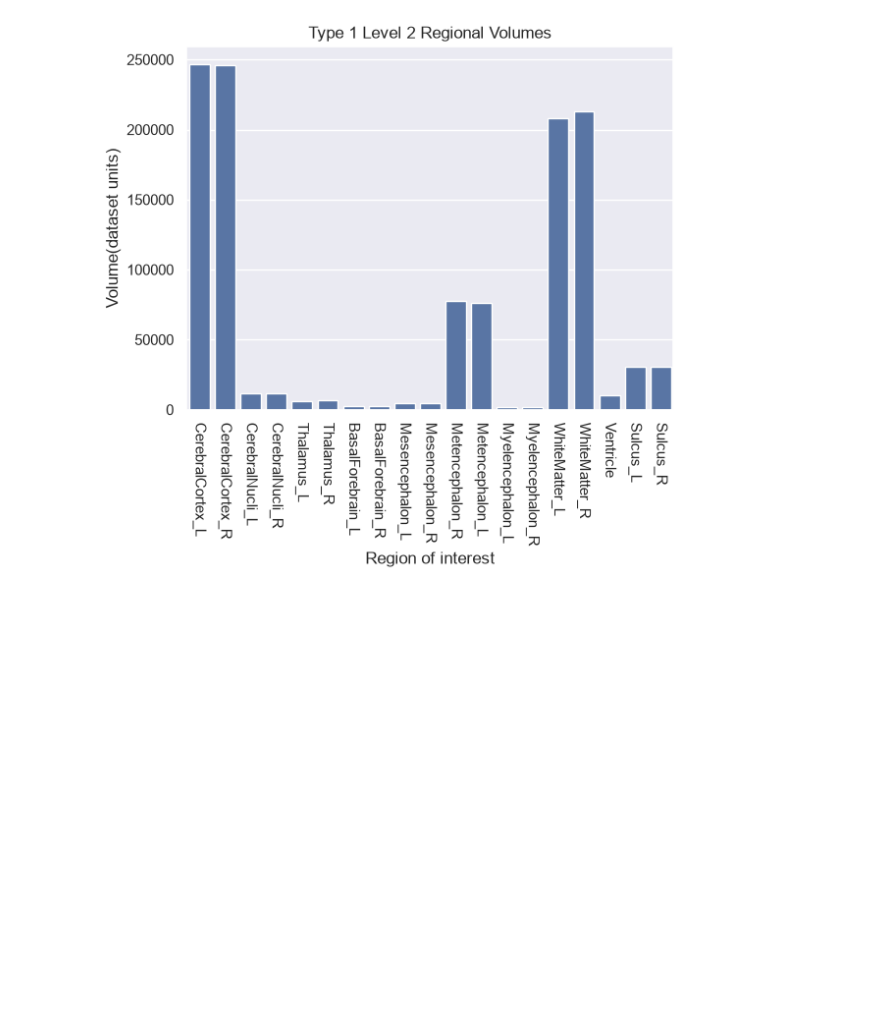
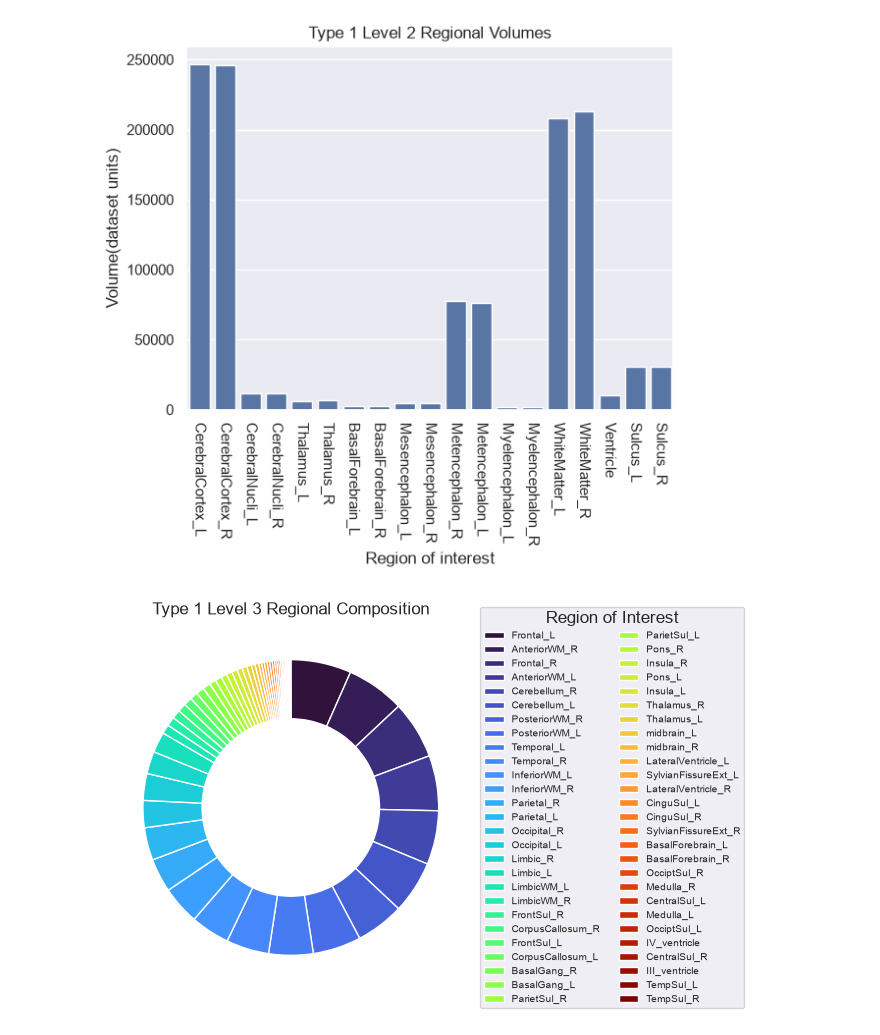
Before and after one commit to johnsonwu-coding/python-homework-3, a Jupyter notebook: hw3.ipynb, the cells around one changed output. Saved outputs shown, nothing was run; the diff lists cells and outputs as text; code cells hidden in the pictures; blank space fills up the shorter version.

Commit message:
first completion of homework 3

```diff
--- a/hw3.ipynb
+++ b/hw3.ipynb
@@ -4,7 +4,7 @@ import pandas as pd
 import seaborn as sns
 import matplotlib.pyplot as plt
 
-sns.set()
+sns.set_theme() #my vs studio code probable has removed sns.set() in a recent version update, I try type in sns.set_theme() which has the same function as sns.set() that I found online
 
 kirby_url="https://raw.githubusercontent.com/smart-stats/ds4bio_book/main/book/assetts/kirby21AllLevels.csv"
 kirb21_df=pd.read_csv(kirby_url) #downlaod and read kirb21 into pandas
@@ -64,3 +64,23 @@ plt.title("Type 1 Level 2 Regional Volumes")
 # %% [output]
 Text(0.5, 1.0, 'Type 1 Level 2 Regional Volumes')
 [figure]
+# %%
+type1_level3=kirby906a_ax_df.loc[(kirby906a_ax_df['type']==1) & (kirby906a_ax_df['level']==3)].sort_values("volume", ascending=False)
+# the .sort() fucntion useful in recognizing the order of fraction in a donut plot from largest to smallest or smallest to lag=rgest
+colors=plt.cm.turbo(np.linspace(0, 1, len(type1_level3)))
+# len(type1_level3) counts the rows, 54 regions
+#np.linspace(0, 1, 54), create 54 evenly spaced numbers from 0 to 1, recall donut plot has the concept of fraction, so we use 0 to 1
+#plt.cm.turbo() looks up a color for each of these numbers in matplotlib's turbo color map
+wedges, texts=plt.pie(type1_level3['volume'], colors=colors, startangle=90, counterclock=False, wedgeprops={"width":0.4},)
+# the plt.pie() always return 2 values the first is the plot, the second is only for receiveing unused tet subjects
+#the startangle=90 set the starting point for drawing the slices, the wedgegroups+{"width": 0.4} sets the thickness of the wedge to 0.4 with default outer radius 1.0 inner radius 0.6
+# if you want the slices with their associated 'roi' shown directely next to the slices without creating  a legend try the commands below
+# plt.pie(type1_level3['volume'], labels=type1_level3['roi'], wedge groups={"width":0.4})
+plt.legend(wedges, type1_level3["roi"], title="Region of Interest", loc="center left", bbox_to_anchor=(1,0.5), ncol=2, fontsize=7)
+#use wedges which return the plot to use as the data for legend, and pair with the corresponding 'roi'.
+#loc="center left" picks the middle of the legend's left edge as its attachment point
+#bbox_to_anchor=(1,0.5) puts that point at the right edge of the plotting area, halfway up which together with the loc puts the legend to the right of the donut
+plt.title("Type 1 Level 3 Regional Composition")
+plt.show()
+# %% [output]
+[figure, added]
```
Also changed, not shown: parts of 6 cells of this notebook.
